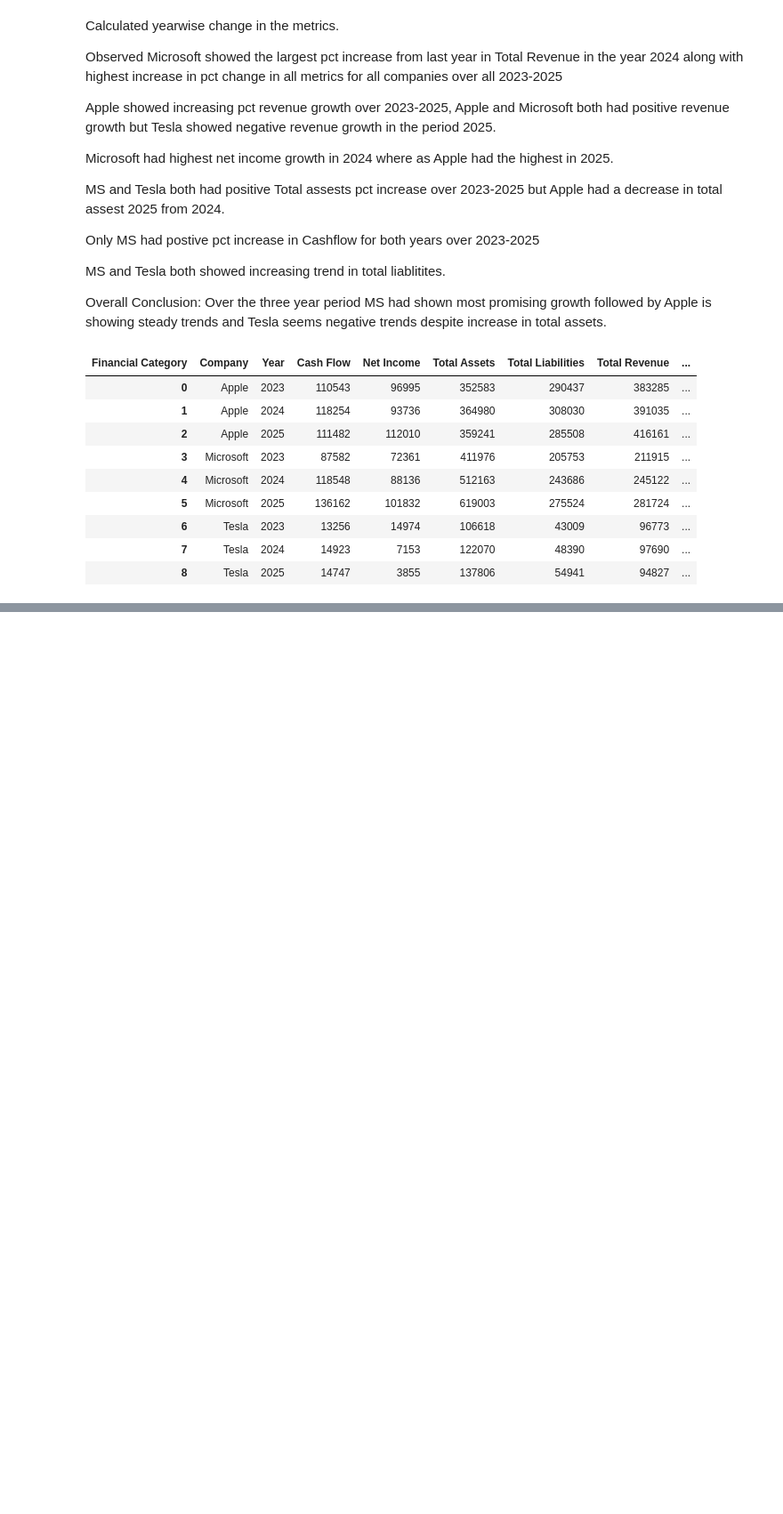
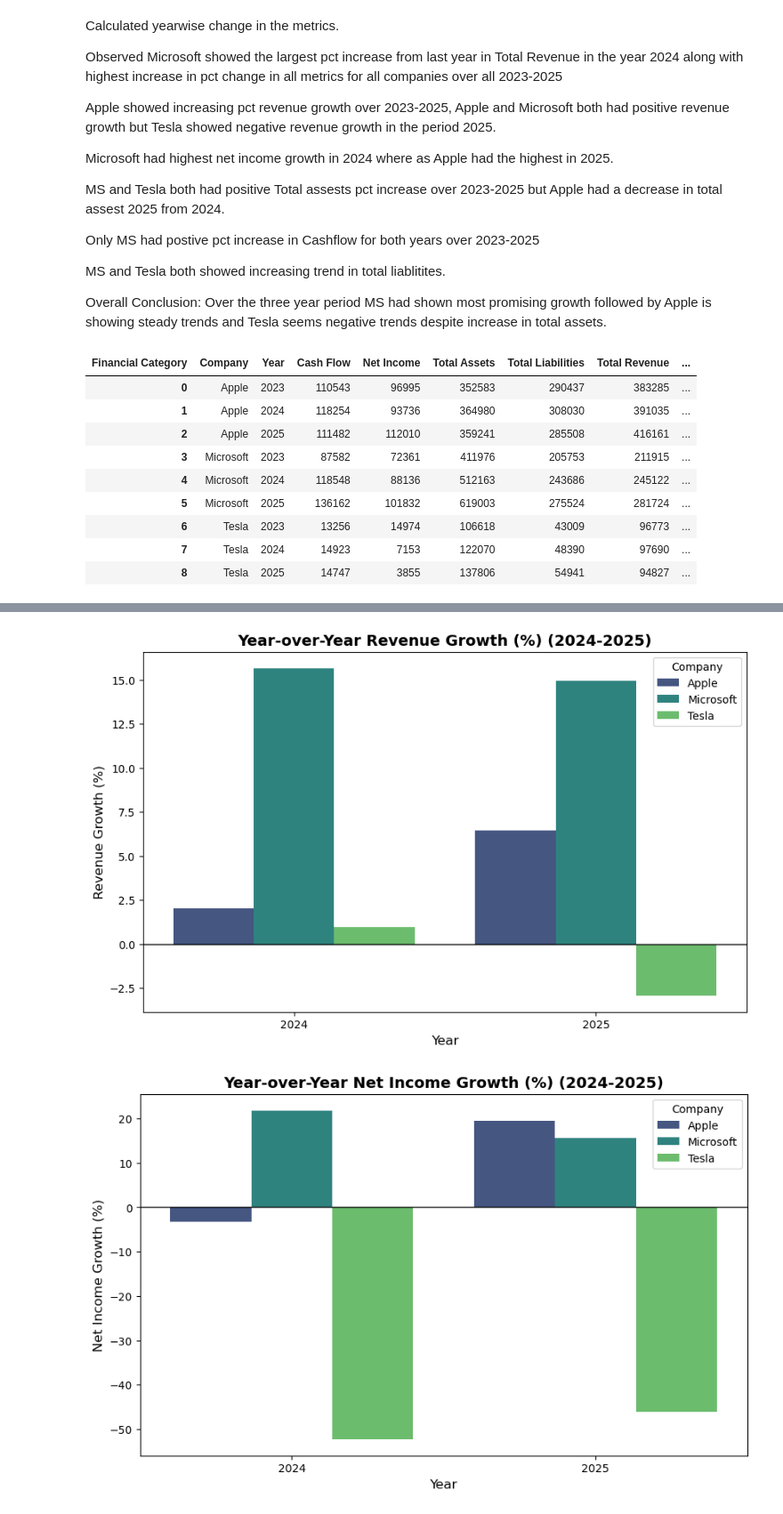
Before and after one commit to rishabhjaiswal/bcg-genai-financial-chatbot, a Jupyter notebook: financial_data_analysis.ipynb, the cells around one changed output, grey strips where cells are left out. Shown at 89% size. Cells and saved outputs as stored; diff of their text form; code cells hidden in the pictures; blank space fills up the shorter version.

```diff
--- a/financial_data_analysis.ipynb
+++ b/financial_data_analysis.ipynb
@@ -106,0 +155,36 @@ df_final
+# %%
+def plot_financial_metric(metric_name):
+    # 1. Filter out the 2023 baseline year
+    df_plot = df_final.dropna(subset=[metric_name])
+
+    # 2. Set up the figure size
+    plt.figure(figsize=(10, 6))
+
+    # 3. Create the grouped bar chart
+    sns.barplot(data=df_plot, x='Year', y=metric_name, hue='Company', palette='viridis')
+
+    # 4. Add titles, labels, and a baseline at 0%
+    plt.title('Year-over-Year {} (2024-2025)'.format(metric_name), fontsize=14, fontweight='bold')
+    plt.xlabel('Year', fontsize=12)
+    plt.ylabel(metric_name, fontsize=12)
+    plt.axhline(0, color='black', linewidth=1) # Adds a solid line at 0% for visual reference
+    plt.legend(title='Company')
+
+    # 5. Display the plot
+    plt.show()
+
+# List of all the metric columns you calculated
+metrics_to_plot = [
+    'Revenue Growth (%)',
+    'Net Income Growth (%)',
+    'Total Assets (%)',
+    'Cash Flow (%)',
+    'Total Liabilities (%)'
+]
+
+# Generate all 5 charts instantly
+for metric in metrics_to_plot:
+    plot_financial_metric(metric)
+# %% [output]
+[figure, added]
+[figure, added]
```
Also changed, not shown: parts of 4 cells of this notebook.
